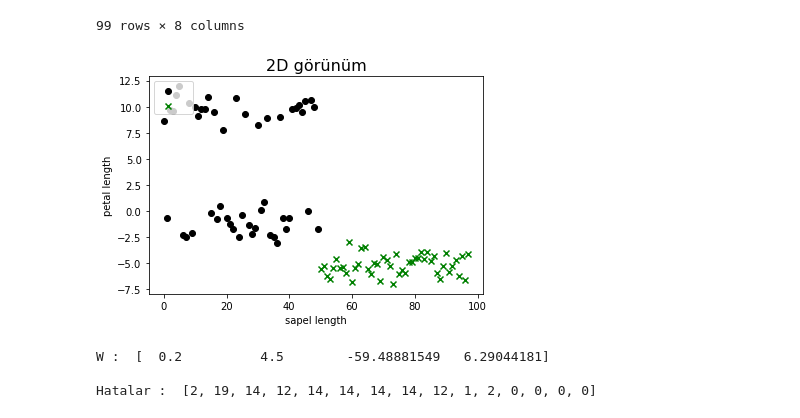
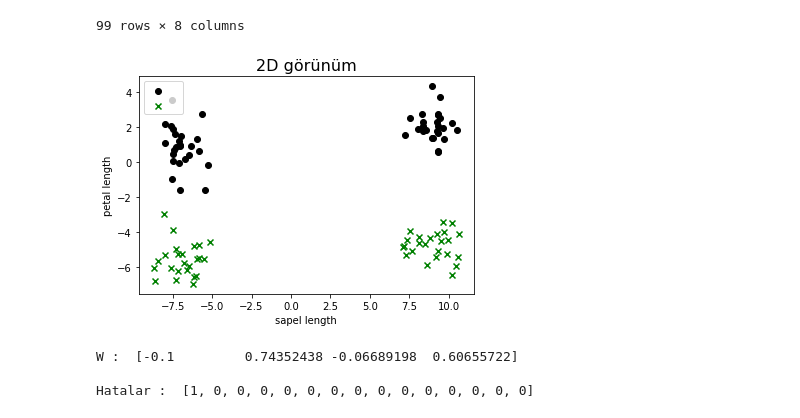
Before and after one commit to dincersipka/sistemlab-perceptron, a Jupyter notebook: data_0123_perceptron.ipynb, the cells around one changed output. Cells and saved outputs as stored; diff of their text form; code cells hidden in the pictures.

```diff
--- a/data_0123_perceptron.ipynb
+++ b/data_0123_perceptron.ipynb
@@ -36,25 +36,25 @@ df
 99 rows × 8 columns
 # %%
 cikis = df.iloc[1:100, 7].values #Çıkış verilerini tutuyoruz
-giris = df.iloc[1:100, [0, 3, 5]].values #Giriş olarak 0,3 ve 5. satırları alıyoruz
+giris = df.iloc[1:100, [1, 4, 5]].values #Giriş olarak 1,4 ve 5. satırları alıyoruz
 
 #İşlem yapabilmek için giris ve cikis değerlerini float tipine dönüştürüyoruz
 giris = giris.astype(float)
 cikis = cikis.astype(float)
 
 
 #Veri dağılımını göstermek için grafik çizdiriyoruz
 plt.title('2D görünüm', fontsize=16)
 
 plt.scatter(giris[:50, 0], giris[:50, 1], color='black', marker='o', label=' ')
 plt.scatter(giris[50:100, 0], giris[50:100, -1], color='green', marker='x', label=' ')
 plt.xlabel('sapel length')
 plt.ylabel('petal length')
 plt.legend(loc='upper left')
 
 plt.show()
 # %% [output]
-[figure, old version]
+[figure, new version]
 # %%
 class Perceptron(object):
     def __init__(self, ogrenme_orani=0.1, iter_sayisi=10):
@@ -86,9 +86,9 @@ siniflandirici.ogren(giris, cikis) #Modeli eğitmek için giriş ve çıkış de
 
 print("W : ", siniflandirici.w, "\n\nHatalar : ", siniflandirici.hatalar)
 # %% [output]
-W :  [  0.2          4.5        -59.48881549   6.29044181]
+W :  [-0.1         0.74352438 -0.06689198  0.60655722]
 
-Hatalar :  [2, 19, 14, 12, 14, 14, 14, 14, 12, 1, 2, 0, 0, 0, 0]
+Hatalar :  [1, 0, 0, 0, 0, 0, 0, 0, 0, 0, 0, 0, 0, 0, 0]
 # %%
 #İterasyonlarda gerçekleşen hataları göstermek için grafik çiziyoruz
 
```
Also changed, not shown: parts of 1 cell of this notebook.
